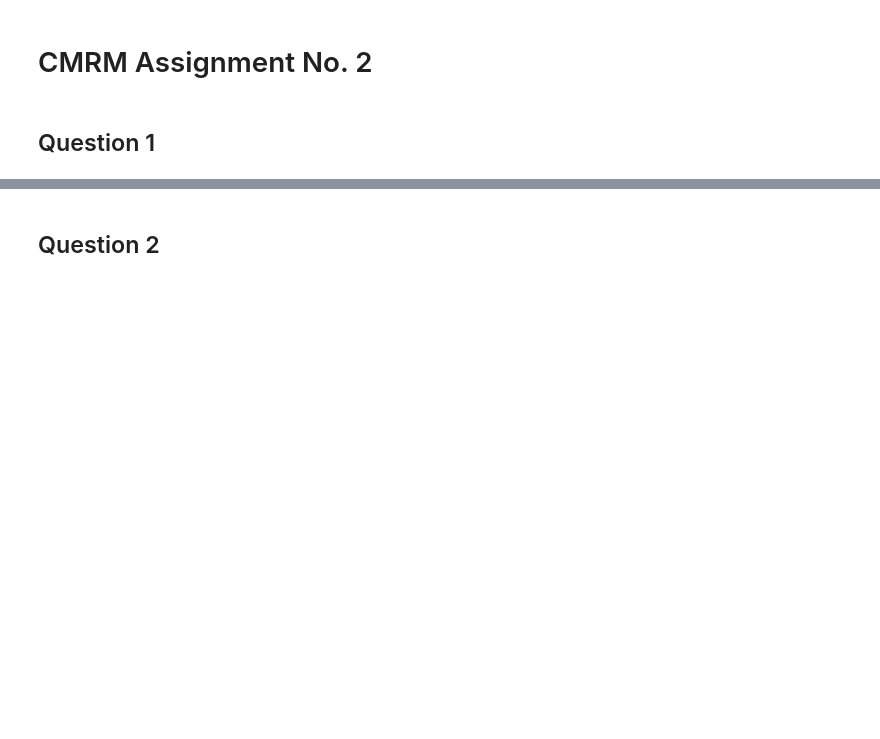
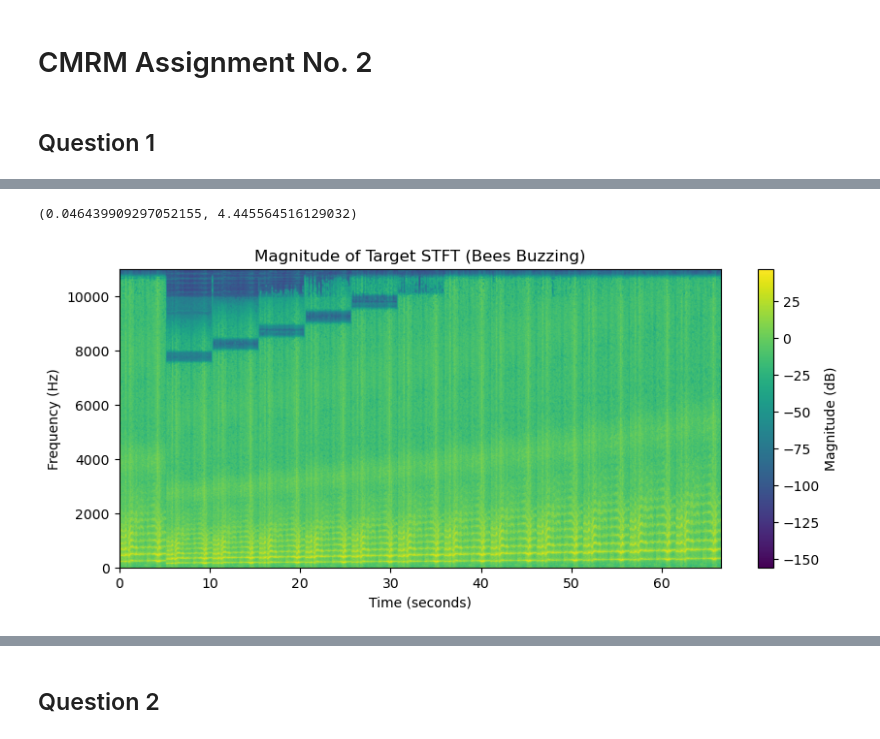
Before and after one commit to Carmenfranci/CMRM-HW2, a Jupyter notebook: Homework2.ipynb, the cells around one changed output, grey strips where cells are left out. Drawn from its saved outputs; the diff is of its cells as text; code cells hidden in the pictures; blank space fills up the shorter version.

```diff
--- a/Homework2.ipynb
+++ b/Homework2.ipynb
@@ -13,12 +13,12 @@ from nmf import nmf
 # %% [markdown]
 ## Question 1
 # %%
-# Define directories and lists based on provided code structure
+## Define directories and lists based on provided code structure
 output_dir = "audio/results"
 source_dir = "audio/audio/sources"
 target_dir = "audio/audio/targets"
-sources = ["Bees Buzzing.wav", "Wind Blowing.wav", "Chainsaw Sawing.wav"]
-targets = ["Jingle Bells Boogie.wav", "Have Yourself.wav", "Blue Christmas.wav", "White Christmas.wav"]
+sources = ["Bees_Buzzing.mp3", "Wind_Blowing.mp3", "Chainsaw_Sawing.mp3"]
+targets = ["Jingle_Bells_Boogie.wav", "Have_Yourself.wav", "Blue_Christmas.wav", "White_Christmas.wav"]
 
 # Create the output directory if it does not exist
 os.makedirs(output_dir, exist_ok=True)
@@ -59,0 +41,74 @@ X_source = librosa.stft(source_waveform, n_fft=N_length, hop_length=H_size)
+# %%
+## Define sampling frequency and STFT parameters
+N_length = 4960
+H_size = 1024
+
+## Compute the STFT of the source waveform
+X_source = librosa.stft(source_waveform, n_fft=N_length, hop_length=H_size)
+
+# Extract the magnitude of the source STFT
+Y_source = np.abs(X_source)
+
+eps= np.finfo(float).eps
+Y_source_db = 20*np.log10(Y_source + eps)
+#Y_source_db = np.log10(1 + 10* Y_source)
+
+time_axis= np.arange(X_source.shape[1])/(Fs/H_size)
+frequency_axis = np.arange(X_source.shape[0]) / (N_length / Fs)
+
+x_ext = (time_axis[1] - time_axis[0]) / 2
+y_ext = (frequency_axis[1] - frequency_axis[0]) / 2
+image_extent = [time_axis[0]-x_ext, time_axis[-1]+x_ext, frequency_axis[0]-y_ext, frequency_axis[-1]-y_ext]
+
+plt.figure(figsize=(10,4))
+plt.title("Magnitude of Target STFT (Bees Buzzing)")
+plt.imshow(Y_source_db, extent=image_extent, aspect='auto', origin='lower')
+plt.colorbar(label='Magnitude (dB)')
+plt.xlabel('Time (seconds)')
+plt.ylabel('Frequency (Hz)')
+
+
+
+
+# Compute the STFT of the target waveform
+X_target = librosa.stft(target_waveform, n_fft=N_length, hop_length=H_size)
+# Extract the magnitude of the target STFT
+
+Y_target = np.abs(X_target)
+Y_target_db = 20 * np.log10(Y_target + eps)
+
+time_axis= np.arange(X_target.shape[1])/(Fs/H_size)
+frequency_axis = np.arange(X_target.shape[0]) / (N_length / Fs)
+
+x_ext = (time_axis[1] - time_axis[0]) / 2
+y_ext = (frequency_axis[1] - frequency_axis[0]) / 2
+image_extent = [time_axis[0]-x_ext, time_axis[-1]+x_ext, frequency_axis[0]-y_ext, frequency_axis[-1]-y_ext]
+
+# Plot the magnitude of the target STFT
+plt.figure(figsize=(10,4))
+plt.title("Magnitude of Target STFT (Jingle Bells Boogie)")
+plt.imshow(Y_target_db, extent=image_extent, aspect='auto', origin='lower')
+plt.colorbar(label='Magnitude (dB)')
+plt.xlabel('Time (seconds)')
+plt.ylabel('Frequency (Hz)')
+
+
+
+# Compute time resolution and frequency resolution
+time_res = H_size / Fs  # Time resolution in seconds
+freq_res = Fs / N_length  # Frequency resolution in Hz
+
+
+time_res, freq_res
+
+## Source
+
+
+## Plot
+
+## Target
+
+## Plot
+# %% [output]
+(0.046439909297052155, 4.445564516129032)
+[figure, added]
```
Also changed, not shown: parts of 4 cells of this notebook.
